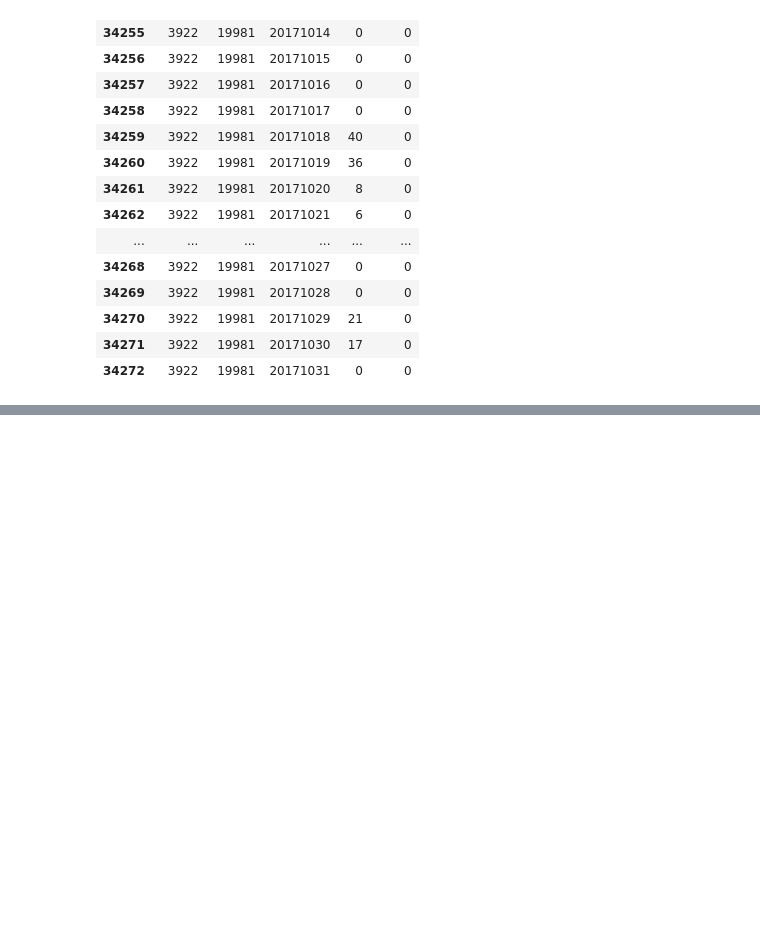
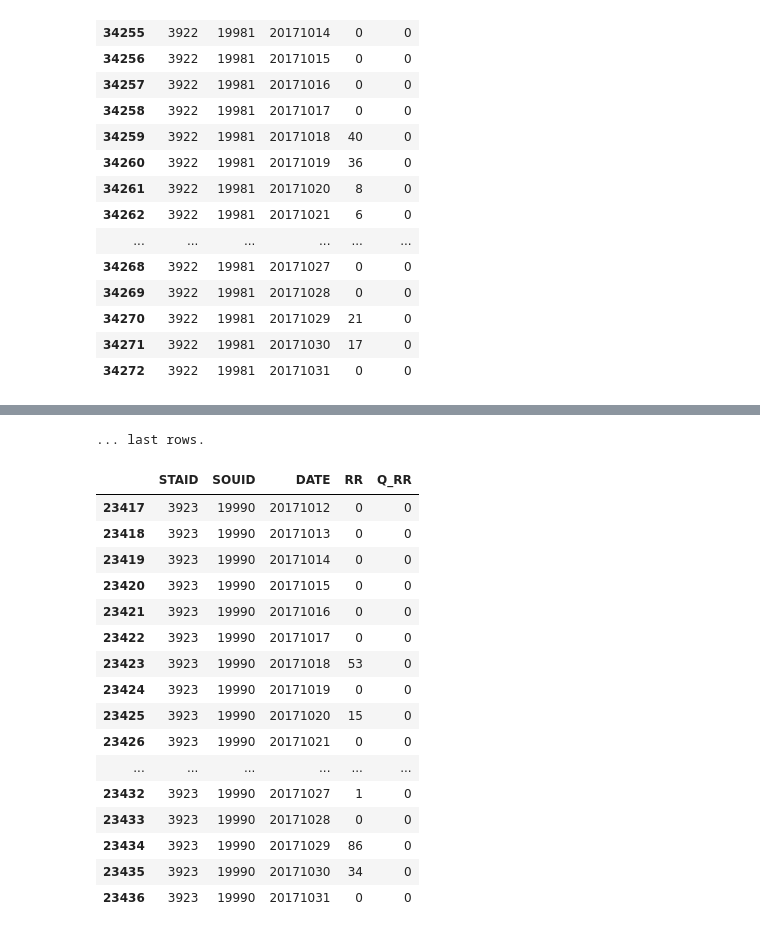
Before and after one commit to yerartdev/uc-m1964-panorama, a Jupyter notebook: panorama/m1964-python-gerardo-de-miguel-gonzalez.ipynb, the cells around one changed output, grey strips where cells are left out. Saved outputs shown, nothing was run; the diff lists cells and outputs as text; code cells hidden in the pictures; blank space fills up the shorter version.

```diff
--- a/panorama/m1964-python-gerardo-de-miguel-gonzalez.ipynb
+++ b/panorama/m1964-python-gerardo-de-miguel-gonzalez.ipynb
@@ -189,0 +274,22 @@ ts.plot()
+# %%
+print("... last rows.")
+precip_p.tail(20)
+# %% [output]
+... last rows.
+|  | STAID | SOUID | DATE | RR | Q_RR |
+| 23417 | 3923 | 19990 | 20171012 | 0 | 0 |
+| 23418 | 3923 | 19990 | 20171013 | 0 | 0 |
+| 23419 | 3923 | 19990 | 20171014 | 0 | 0 |
+| 23420 | 3923 | 19990 | 20171015 | 0 | 0 |
+| 23421 | 3923 | 19990 | 20171016 | 0 | 0 |
+| 23422 | 3923 | 19990 | 20171017 | 0 | 0 |
+| 23423 | 3923 | 19990 | 20171018 | 53 | 0 |
+| 23424 | 3923 | 19990 | 20171019 | 0 | 0 |
+| 23425 | 3923 | 19990 | 20171020 | 15 | 0 |
+| 23426 | 3923 | 19990 | 20171021 | 0 | 0 |
+| ... | ... | ... | ... | ... | ... |
+| 23432 | 3923 | 19990 | 20171027 | 1 | 0 |
+| 23433 | 3923 | 19990 | 20171028 | 0 | 0 |
+| 23434 | 3923 | 19990 | 20171029 | 86 | 0 |
+| 23435 | 3923 | 19990 | 20171030 | 34 | 0 |
+| 23436 | 3923 | 19990 | 20171031 | 0 | 0 |
```
Also changed, not shown: parts of 6 cells of this notebook.
